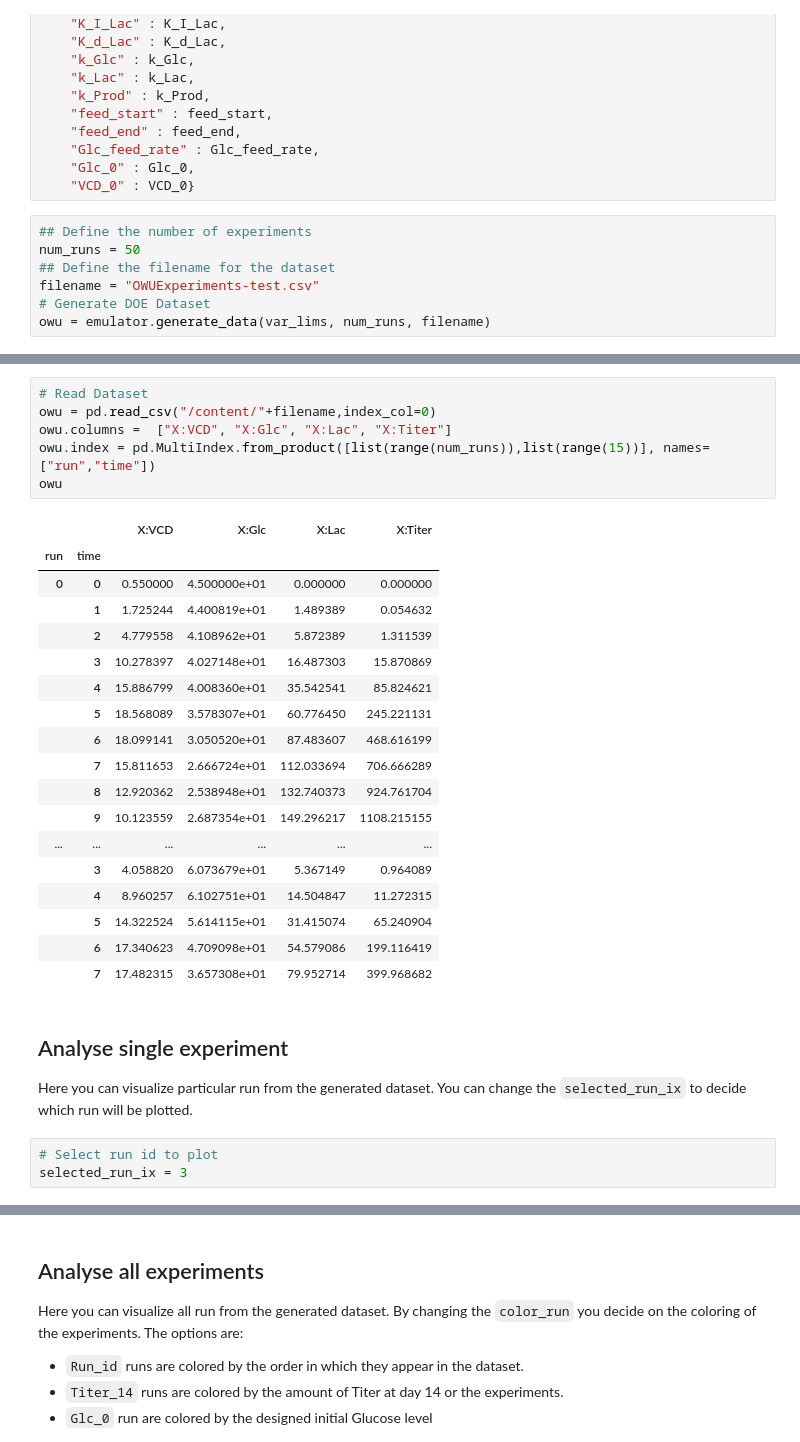
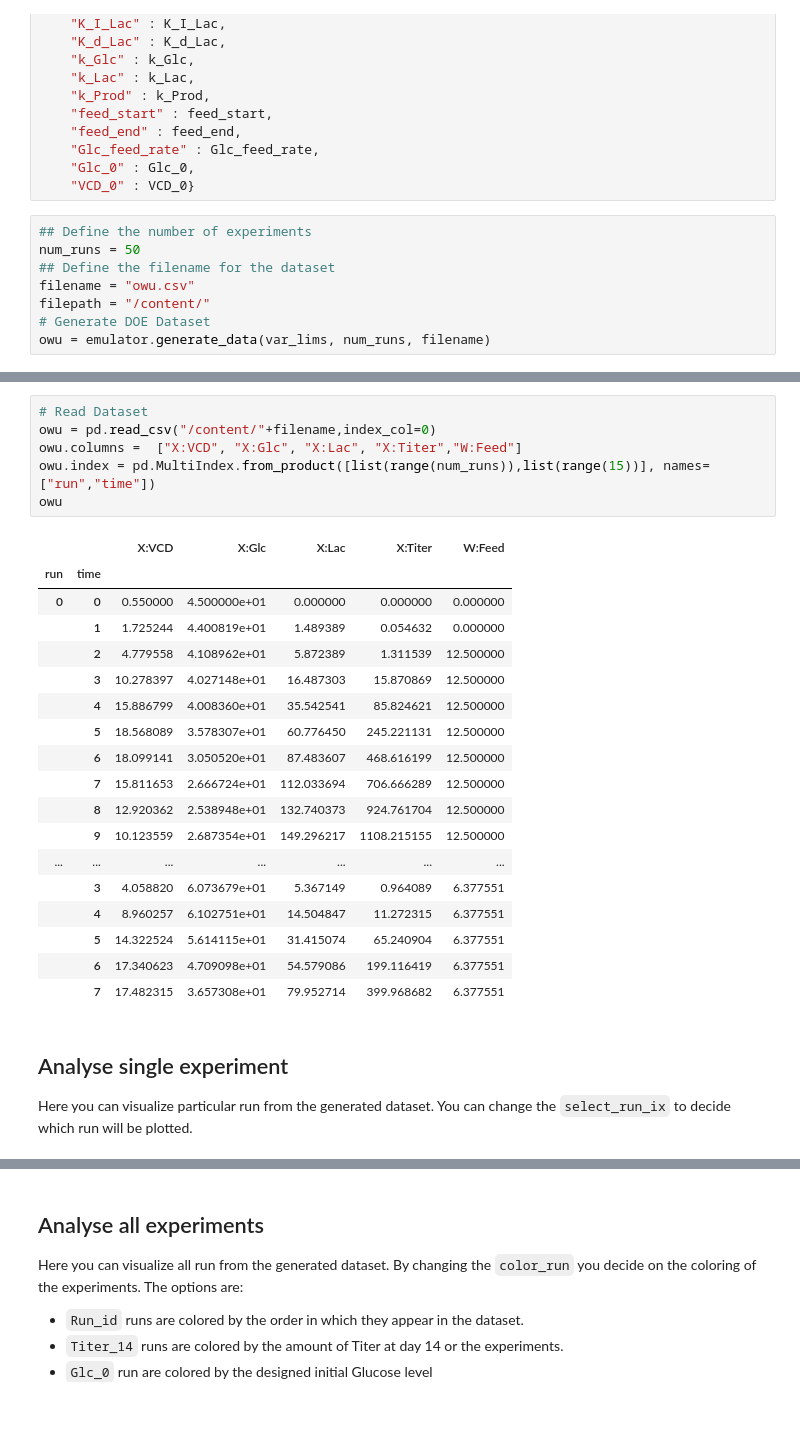
Before and after one commit to DataHow/analytics-course-scripts, a Jupyter notebook: scripts/00_Process_Characterization.ipynb, the cells around one changed output, grey strips where cells are left out. Cells and saved outputs as stored; diff of their text form; blank space fills up the shorter version.

```diff
--- a/scripts/00_Process_Characterization.ipynb
+++ b/scripts/00_Process_Characterization.ipynb
@@ -161,7 +180,8 @@ var_lims = {"mu_g_max":mu_g_max,
 ## Define the number of experiments
 num_runs = 50
 ## Define the filename for the dataset
-filename = "OWUExperiments-test.csv"
+filename = "owu.csv"
+filepath = "/content/"
 # Generate DOE Dataset
 owu = emulator.generate_data(var_lims, num_runs, filename)
 # %%
@@ -189,32 +209,29 @@ doe
 # %%
 # Read Dataset
 owu = pd.read_csv("/content/"+filename,index_col=0)
-owu.columns =  ["X:VCD", "X:Glc", "X:Lac", "X:Titer"]
+owu.columns =  ["X:VCD", "X:Glc", "X:Lac", "X:Titer","W:Feed"]
 owu.index = pd.MultiIndex.from_product([list(range(num_runs)),list(range(15))], names=["run","time"])
 owu
 # %% [output]
-|  |  | X:VCD | X:Glc | X:Lac | X:Titer |
-| run | time |  |  |  |  |
-| 0 | 0 | 0.550000 | 4.500000e+01 | 0.000000 | 0.000000 |
-|  | 1 | 1.725244 | 4.400819e+01 | 1.489389 | 0.054632 |
-|  | 2 | 4.779558 | 4.108962e+01 | 5.872389 | 1.311539 |
-|  | 3 | 10.278397 | 4.027148e+01 | 16.487303 | 15.870869 |
-|  | 4 | 15.886799 | 4.008360e+01 | 35.542541 | 85.824621 |
-|  | 5 | 18.568089 | 3.578307e+01 | 60.776450 | 245.221131 |
-|  | 6 | 18.099141 | 3.050520e+01 | 87.483607 | 468.616199 |
-|  | 7 | 15.811653 | 2.666724e+01 | 112.033694 | 706.666289 |
-|  | 8 | 12.920362 | 2.538948e+01 | 132.740373 | 924.761704 |
-|  | 9 | 10.123559 | 2.687354e+01 | 149.296217 | 1108.215155 |
-| ... | ... | ... | ... | ... | ... |
-|  | 3 | 4.058820 | 6.073679e+01 | 5.367149 | 0.964089 |
-|  | 4 | 8.960257 | 6.102751e+01 | 14.504847 | 11.272315 |
-|  | 5 | 14.322524 | 5.614115e+01 | 31.415074 | 65.240904 |
-|  | 6 | 17.340623 | 4.709098e+01 | 54.579086 | 199.116419 |
-|  | 7 | 17.482315 | 3.657308e+01 | 79.952714 | 399.968682 |
+|  |  | X:VCD | X:Glc | X:Lac | X:Titer | W:Feed |
+| run | time |  |  |  |  |  |
+| 0 | 0 | 0.550000 | 4.500000e+01 | 0.000000 | 0.000000 | 0.000000 |
+|  | 1 | 1.725244 | 4.400819e+01 | 1.489389 | 0.054632 | 0.000000 |
+|  | 2 | 4.779558 | 4.108962e+01 | 5.872389 | 1.311539 | 12.500000 |
+|  | 3 | 10.278397 | 4.027148e+01 | 16.487303 | 15.870869 | 12.500000 |
+|  | 4 | 15.886799 | 4.008360e+01 | 35.542541 | 85.824621 | 12.500000 |
+|  | 5 | 18.568089 | 3.578307e+01 | 60.776450 | 245.221131 | 12.500000 |
+|  | 6 | 18.099141 | 3.050520e+01 | 87.483607 | 468.616199 | 12.500000 |
+|  | 7 | 15.811653 | 2.666724e+01 | 112.033694 | 706.666289 | 12.500000 |
+|  | 8 | 12.920362 | 2.538948e+01 | 132.740373 | 924.761704 | 12.500000 |
+|  | 9 | 10.123559 | 2.687354e+01 | 149.296217 | 1108.215155 | 12.500000 |
+| ... | ... | ... | ... | ... | ... | ... |
+|  | 3 | 4.058820 | 6.073679e+01 | 5.367149 | 0.964089 | 6.377551 |
+|  | 4 | 8.960257 | 6.102751e+01 | 14.504847 | 11.272315 | 6.377551 |
+|  | 5 | 14.322524 | 5.614115e+01 | 31.415074 | 65.240904 | 6.377551 |
+|  | 6 | 17.340623 | 4.709098e+01 | 54.579086 | 199.116419 | 6.377551 |
+|  | 7 | 17.482315 | 3.657308e+01 | 79.952714 | 399.968682 | 6.377551 |
 # %% [markdown]
 ## Analyse single experiment
 
-Here you can visualize particular run from the generated dataset. You can change the `selected_run_ix` to decide which run will be plotted.
+Here you can visualize particular run from the generated dataset. You can change the `select_run_ix` to decide which run will be plotted.
-# %%
-# Select run id to plot
-selected_run_ix = 3
```
Also changed, not shown: parts of 7 cells of this notebook.
